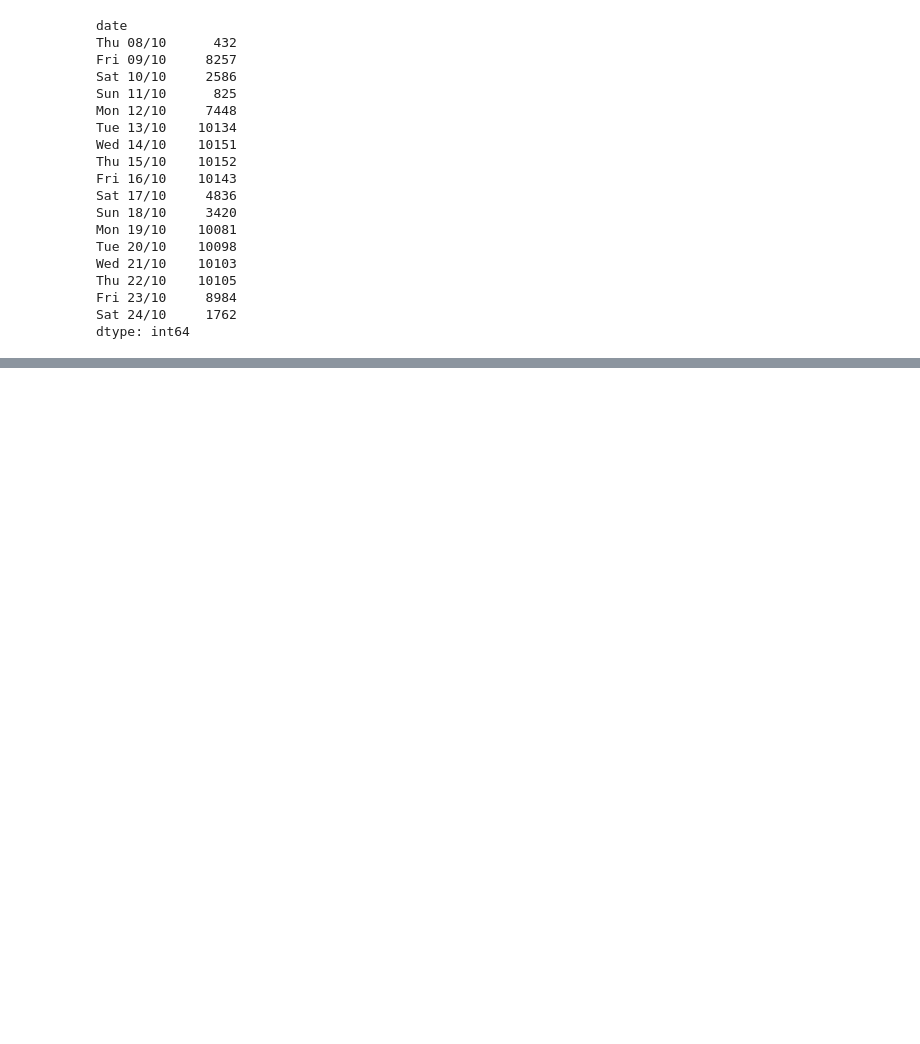
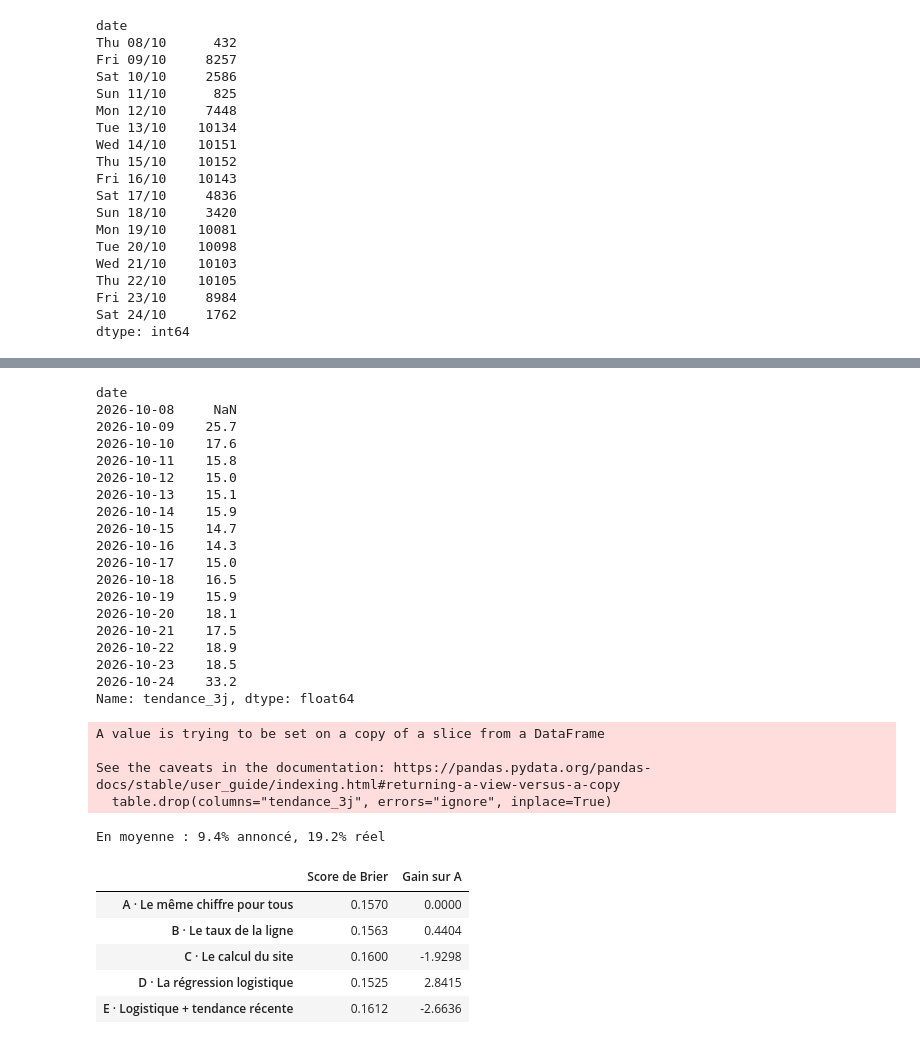
Before and after one commit to Aly2001/quai-nord, a Jupyter notebook: analyse_01.ipynb, the cells around one changed output, grey strips where cells are left out. Cells and saved outputs as stored; diff of their text form; code cells hidden in the pictures; blank space fills up the shorter version.

```diff
--- a/analyse_01.ipynb
+++ b/analyse_01.ipynb
@@ -428,0 +548,69 @@ dtype: int64
+# %%
+# 1. La part de perturbés, jour par jour, dans toute la région
+par_jour = df_ter.groupby("date")["perturbe"].agg(["sum", "count"])
+
+# 2. Pour chaque jour : les 3 jours PRÉCÉDENTS seulement (shift(1) exclut le jour lui-même)
+somme_3j = par_jour["sum"].rolling(3, min_periods=1).sum().shift(1)
+total_3j = par_jour["count"].rolling(3, min_periods=1).sum().shift(1)
+tendance = (somme_3j / total_3j).rename("tendance_3j")
+print((tendance * 100).round(1))
+
+# 3. On l'ajoute à chaque passage, selon sa date
+for table in (apprentissage, test):
+    table.drop(columns="tendance_3j", errors="ignore", inplace=True)
+apprentissage = apprentissage.merge(tendance, left_on="date", right_index=True, how="left")
+test = test.merge(tendance, left_on="date", right_index=True, how="left")
+
+# 4. Le même modèle, avec cette nouvelle variable
+nombres_e = ["pluie_mm", "rafales_kmh", "tendance_3j"]
+def preparer_e(table):
+    X = table[categories + nombres_e].copy()
+    for c in categories:
+        X[c] = X[c].astype(str)
+    return X
+
+modele_e = make_pipeline(
+    ColumnTransformer([
+        ("categories", OneHotEncoder(handle_unknown="infrequent_if_exist", min_frequency=200), categories),
+        ("nombres", make_pipeline(SimpleImputer(strategy="median"), StandardScaler()), nombres_e),
+    ]),
+    LogisticRegression(C=1.0, max_iter=2000),
+)
+modele_e.fit(preparer_e(apprentissage), apprentissage["perturbe"])
+test["E_tendance"] = modele_e.predict_proba(preparer_e(test))[:, 1]
+
+resultats.loc["E · Logistique + tendance récente", "Score de Brier"] = ((test["E_tendance"] - test["perturbe"]) ** 2).mean()
+resultats["Gain sur A"] = (1 - resultats["Score de Brier"] / resultats["Score de Brier"].iloc[0]) * 100
+print(f"En moyenne : {test['E_tendance'].mean():.1%} annoncé, {test['perturbe'].mean():.1%} réel")
+resultats.round(4)
+# %% [output]
+date
+2026-10-08     NaN
+2026-10-09    25.7
+2026-10-10    17.6
+2026-10-11    15.8
+2026-10-12    15.0
+2026-10-13    15.1
+2026-10-14    15.9
+2026-10-15    14.7
+2026-10-16    14.3
+2026-10-17    15.0
+2026-10-18    16.5
+2026-10-19    15.9
+2026-10-20    18.1
+2026-10-21    17.5
+2026-10-22    18.9
+2026-10-23    18.5
+2026-10-24    33.2
+Name: tendance_3j, dtype: float64
+A value is trying to be set on a copy of a slice from a DataFrame
+
+See the caveats in the documentation: https://pandas.pydata.org/pandas-docs/stable/user_guide/indexing.html#returning-a-view-versus-a-copy
+  table.drop(columns="tendance_3j", errors="ignore", inplace=True)
+En moyenne : 9.4% annoncé, 19.2% réel
+|  | Score de Brier | Gain sur A |
+| A · Le même chiffre pour tous | 0.1570 | 0.0000 |
+| B · Le taux de la ligne | 0.1563 | 0.4404 |
+| C · Le calcul du site | 0.1600 | -1.9298 |
+| D · La régression logistique | 0.1525 | 2.8415 |
+| E · Logistique + tendance récente | 0.1612 | -2.6636 |
```
Also changed, not shown: parts of 5 cells of this notebook, 6 other files.
